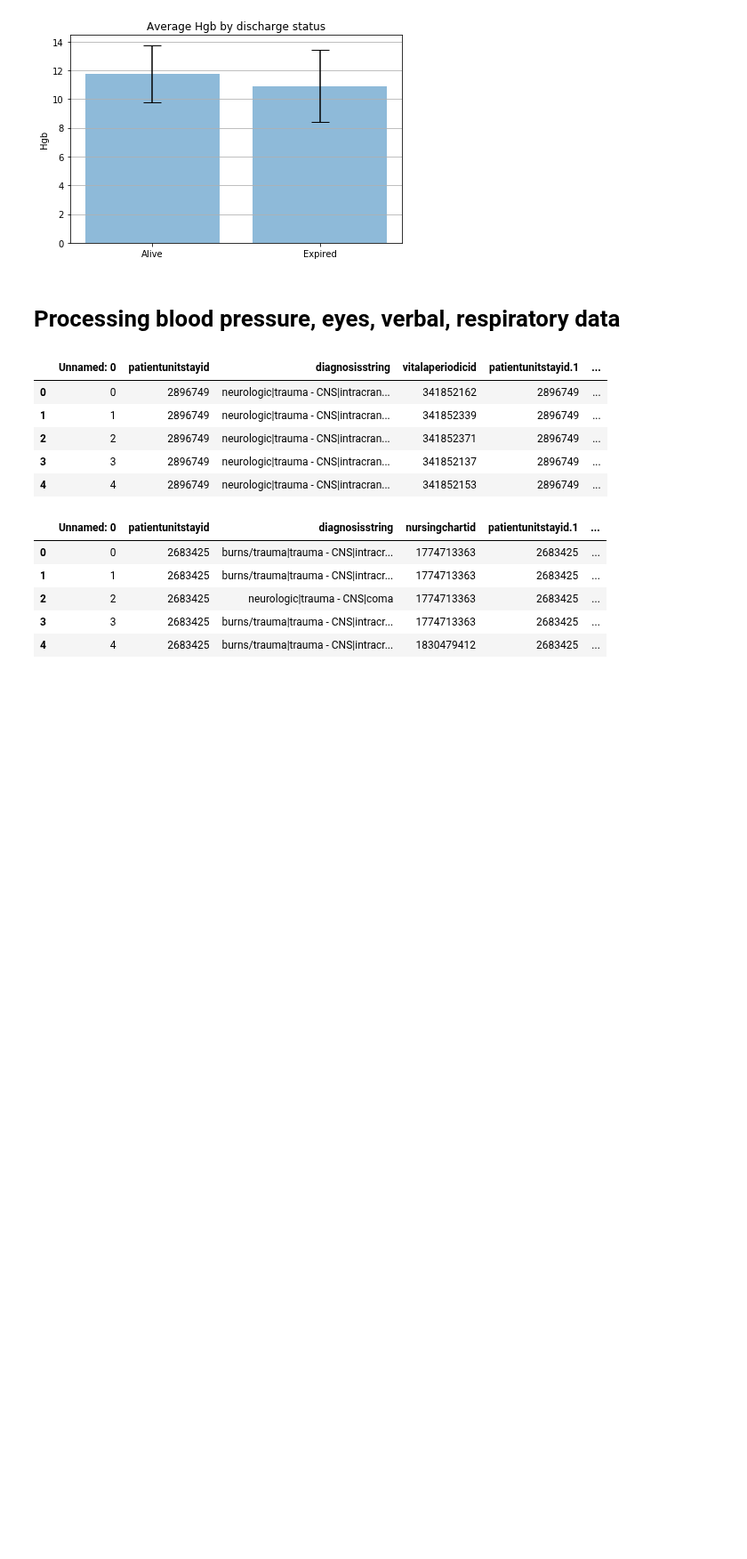
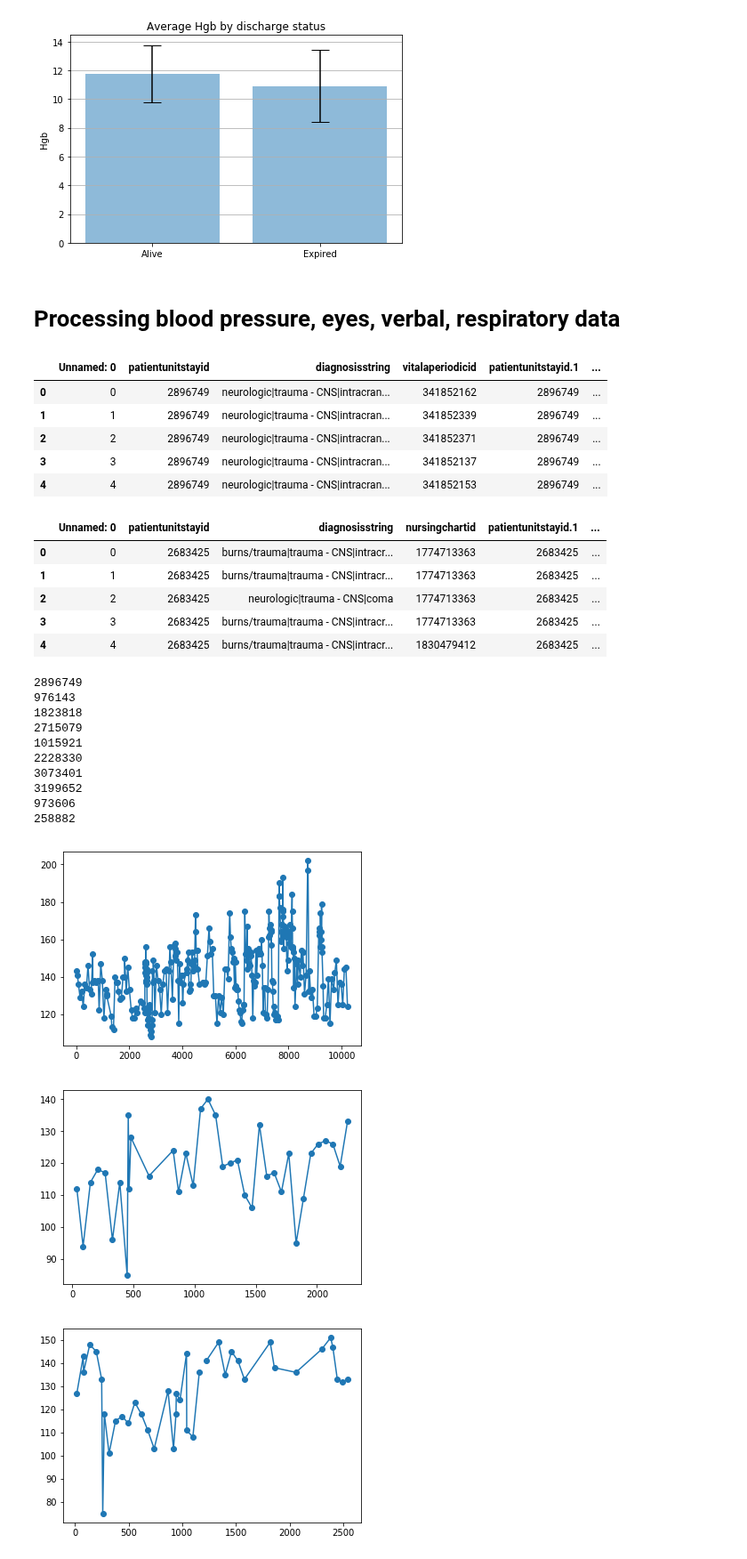
Before and after one commit to adit98/tbi, a Jupyter notebook: data_visualization.ipynb, the cells around one changed output. Shown at 89% size. Cells and saved outputs as stored; diff of their text form; code cells hidden in the pictures; blank space fills up the shorter version.

Commit message:
Edited data_visualization and GCS_modeling_JB

```diff
--- a/data_visualization.ipynb
+++ b/data_visualization.ipynb
@@ -1132,3 +1132,26 @@ noninvasivemean = aperiodic[['patientunitstayid','observationoffset','noninvasiv
 noninvasivesystolic.to_csv('noninvasivesystolicbp.csv')
 noninvasivediastolic.to_csv('noninvasivediastolicbp.csv')
 noninvasivemean.to_csv('noninvasivemeanbp.csv')
+# %%
+aperiodic_patients = list(aperiodic['patientunitstayid'].drop_duplicates())
+for p in aperiodic_patients[0:10]:
+    print(p)
+    temp = aperiodic[aperiodic['patientunitstayid'] == p].sort_values(by='observationoffset')
+    time = temp['observationoffset']
+    data = temp['noninvasivesystolic']
+    plt.figure()
+    plt.plot(time, data, '-o')
+# %% [output]
+2896749
+976143
+1823818
+2715079
+1015921
+2228330
+3073401
+3199652
+973606
+258882
+[figure, added]
+[figure, added]
+[figure, added]
```
Also changed, not shown: parts of 3 cells of this notebook, 1 other file.
